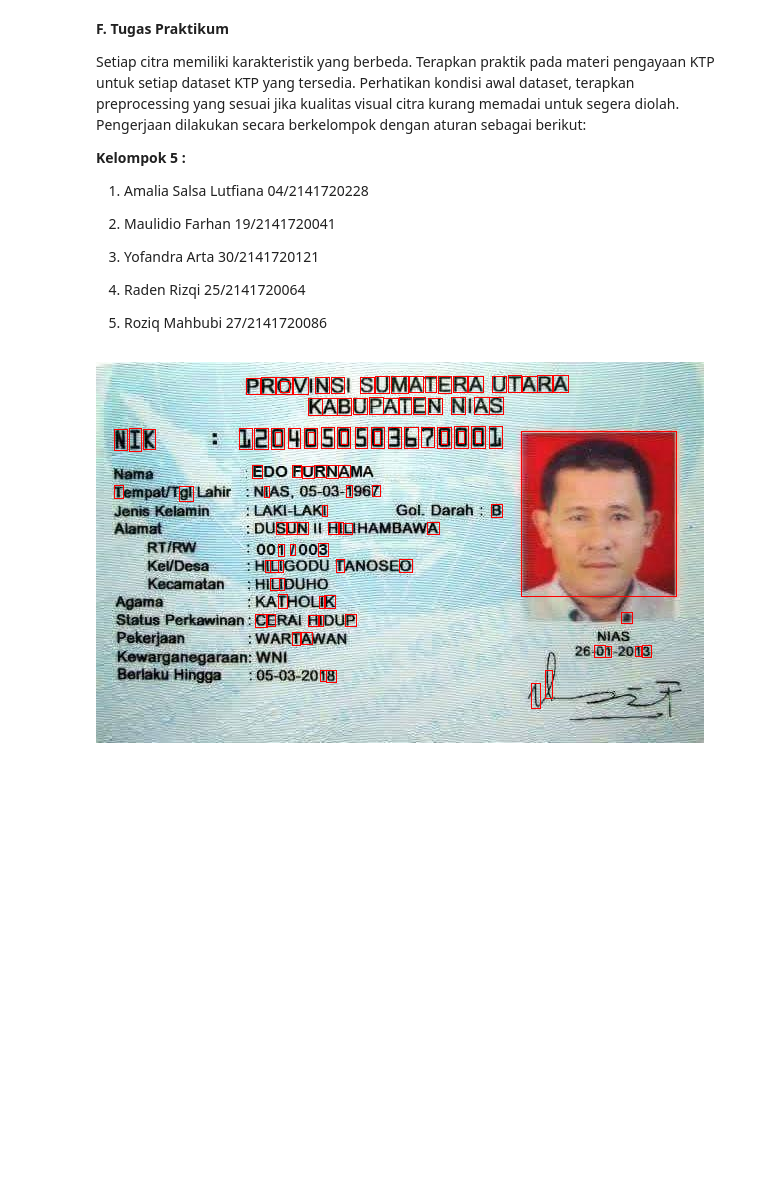
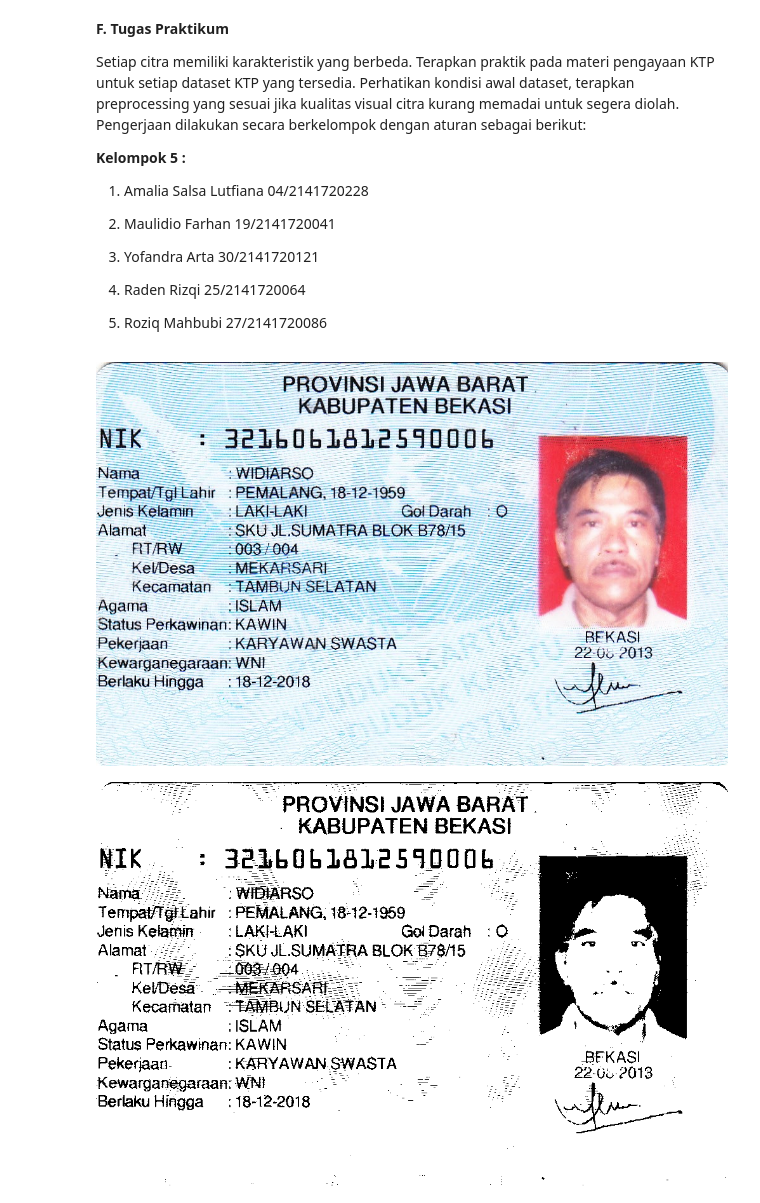
Before and after one commit to Amaliastf/PCVK_Ganjil_2023, a Jupyter notebook: week_11.ipynb, the cells around one changed output. Drawn from its saved outputs; the diff is of its cells as text; code cells hidden in the pictures; blank space fills up the shorter version.

```diff
--- a/week_11.ipynb
+++ b/week_11.ipynb
@@ -160,22 +160,39 @@ Setiap citra memiliki karakteristik yang berbeda. Terapkan praktik pada materi p
 4. Raden Rizqi 25/2141720064
 
 5. Roziq Mahbubi 27/2141720086
-# %%
-imageKtp = cv2.imread('/content/drive/MyDrive/PCVK/Images/KTP_Per7/ktp5.png')
-
-gray = cv2.cvtColor(imageKtp, cv2.COLOR_BGR2GRAY)
-blurred = cv2.GaussianBlur(gray, (5, 5), 0)
-ret, thresholded = cv2.threshold(blurred, 127, 255, cv2.THRESH_BINARY)
-contours,  hierarchy= cv2.findContours(thresholded, cv2.RETR_CCOMP, cv2.CHAIN_APPROX_SIMPLE)
-
-for cnt in contours:
-    x, y, w, h = cv.boundingRect(cnt)
-    ras = format(w / h, '.2f')
-    if h >= 40 and w >= 10 and float(ras) <= 1:
-      cv.rectangle(imageKtp, (x, y), (x + w, y + h), (0, 0, 255), thickness=1)
-    elif h >= 10 and w >= 5 and float(ras) <= 1:
-      cv.rectangle(imageKtp, (x, y), (x + w, y + h), (0, 0, 255), thickness=1)
-
-cv2_imshow(imageKtp)
-# %% [output]
-[figure, removed]
+# %%
+from skimage import morphology
+
+ktp = cv2.imread('/content/drive/MyDrive/PCVK/Images/KTP_Per7/ktp6.png')
+
+blurred = cv2.GaussianBlur(ktp, (21,21), 0.5)
+
+sharpened2 = cv2.addWeighted(ktp, 1.5, blurred,-0.5,0)
+cv2_imshow(sharpened2)
+
+gray2 = cv2.cvtColor(sharpened2, cv2.COLOR_BGR2GRAY)
+
+
+ret2, bw2 = cv2.threshold(gray2, 0, 255, cv2.THRESH_BINARY + cv2.THRESH_OTSU)
+# print(ret, bw.shape)
+
+cv2_imshow(bw2)
+
+kernel = np.ones((2,2),np.uint8)
+
+morphology = cv2.morphologyEx(bw2, cv2.MORPH_CLOSE, kernel)
+
+cv2_imshow(morphology)
+
+
+contours2, _ = cv2.findContours(morphology, cv2.RETR_TREE, cv2.CHAIN_APPROX_NONE)
+
+for contour in contours2:
+  x, y, w, h = cv2.boundingRect(contour)
+  if(w>3 and h>10):
+    result2 = cv2.rectangle(ktp, (x, y), (x+w, y+h),(0,0,255),1)
+
+cv2_imshow(result2)
+# %% [output]
+[figure, added]
+[figure, added]
```
Also changed, not shown: parts of 1 cell of this notebook.
